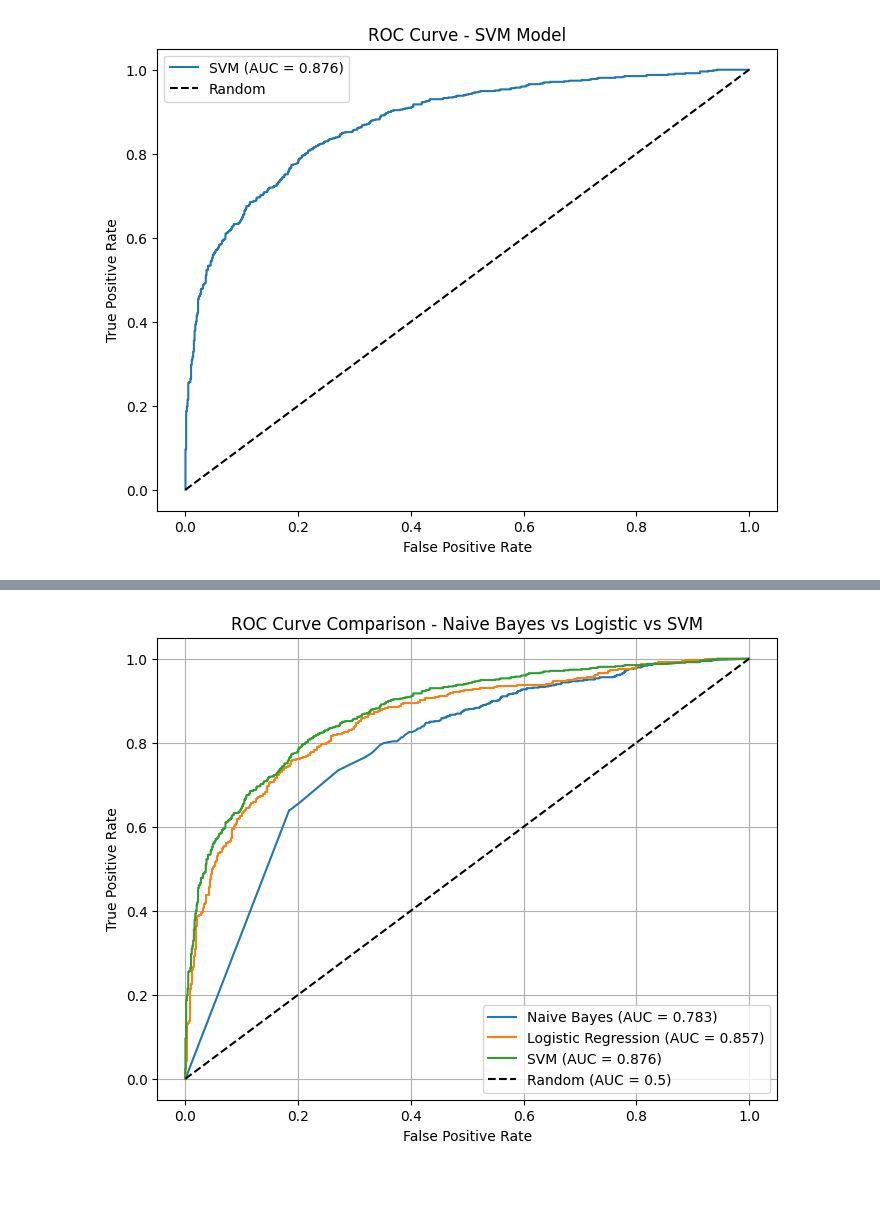
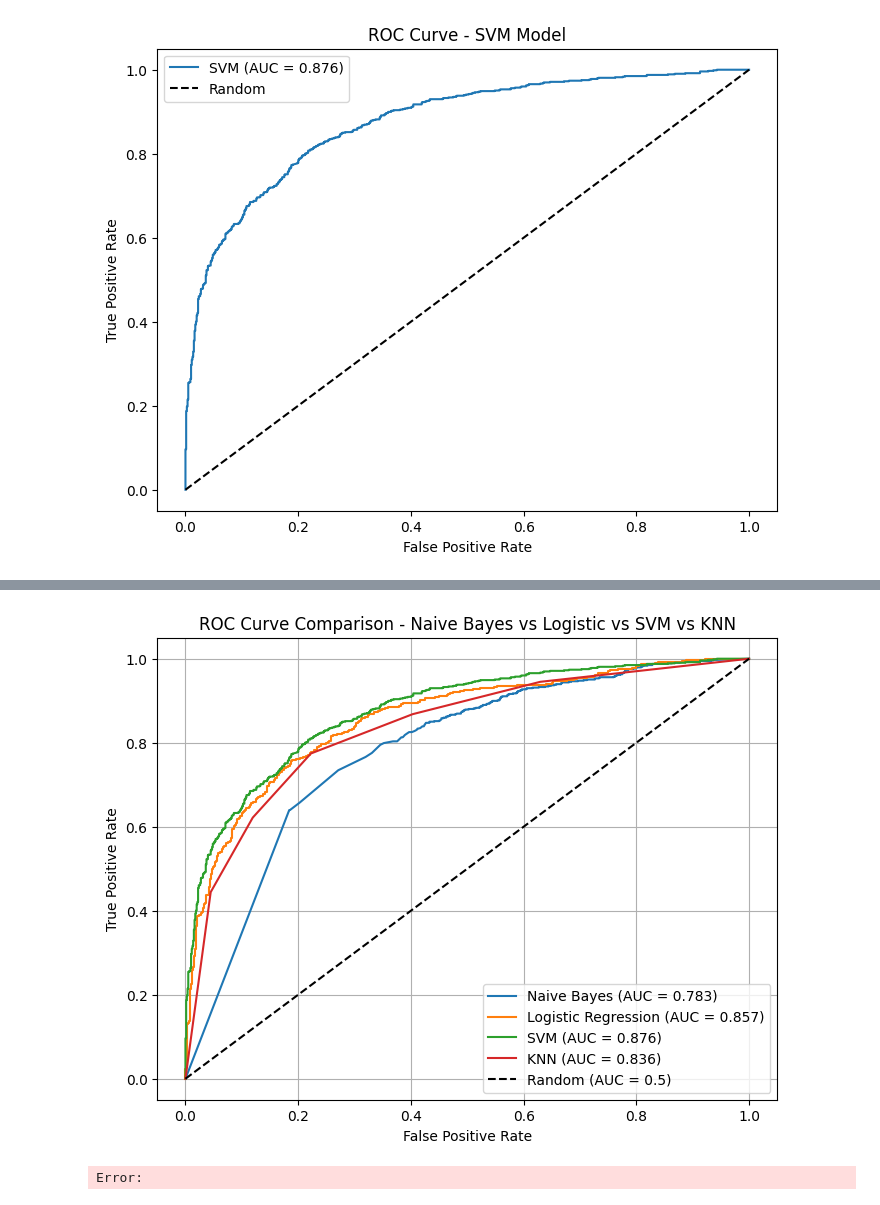
Before and after one commit to Edible-o7/Machine-Learning, a Jupyter notebook: Exoplanets.ipynb, the cells around one changed output, grey strips where cells are left out. Drawn from its saved outputs; the diff is of its cells as text; code cells hidden in the pictures.

Commit message:
Added KNN model + Minor cleanup + Added sources for coding assistance

```diff
--- a/Exoplanets.ipynb
+++ b/Exoplanets.ipynb
@@ -171,10 +172,8 @@ print(correct_prediction/y_test.size) ## Calculate accuracy
 0.6220595922634605
 # %%
 y_pred_NB = nb_model.predict(X_val)
-try:
-    y_prob_NB = nb_model.predict_proba(X_val)[:,1]
-except Exception:
-    y_prob_NB = None
+y_prob_NB = nb_model.predict_proba(X_val)[:,1]
+
 print("\Naive Bayes Evaluation:")
 print(classification_report(y_val, y_pred_NB))
 
@@ -331,0 +355,9 @@ plt.show()
+# %%
+y_pred_KNN = KNN_model.predict(X_val)
+y_prob_KNN = KNN_model.predict_proba(X_val)[:, 1]
+
+print("\n=== K Nearest Neighbors Evaluation ===")
+print(classification_report(y_val, y_pred_KNN))
+
+cmKNN = confusion_matrix(y_val, y_pred_KNN)
+print("Confusion matrix:\n", cmKNN)
@@ -331,0 +378,14 @@ plt.show()
+# %%
+# Get ROC data
+fpr_KNN, tpr_KNN, _ = roc_curve(y_val, y_prob_KNN)
+auc_KNN = roc_auc_score(y_val, y_prob_KNN)
+
+# Plotting ROC for the K Nearest Neighbor model
+plt.figure(figsize=(8,6))
+plt.plot(fpr_KNN, tpr_KNN, label=f'K Nearest Neighbor (AUC = {auc_KNN:.3f})')
+plt.plot([0,1], [0,1], 'k--', label='Random')
+plt.xlabel('False Positive Rate')
+plt.ylabel('True Positive Rate')
+plt.title('ROC Curve - K Nearest Neighbor Model')
+plt.legend()
+plt.show()
@@ -332,16 +394,18 @@ plt.show()
 # %%
-# All 3 ROC curves on same graph
+# All 4 ROC curves on same graph
 
 plt.figure(figsize=(8,6))
 plt.plot(fpr_NB, tpr_NB, label=f'Naive Bayes (AUC = {auc_NB:.3f})')
 plt.plot(fpr_log, tpr_log, label=f'Logistic Regression (AUC = {auc_log:.3f})')
 plt.plot(fpr_SVM, tpr_SVM, label=f'SVM (AUC = {auc_SVM:.3f})')
+plt.plot(fpr_KNN, tpr_KNN, label=f'KNN (AUC = {auc_KNN:.3f})')
 plt.plot([0,1], [0,1], 'k--', label='Random (AUC = 0.5)')
 plt.xlabel('False Positive Rate')
 plt.ylabel('True Positive Rate')
-plt.title('ROC Curve Comparison - Naive Bayes vs Logistic vs SVM')
+plt.title('ROC Curve Comparison - Naive Bayes vs Logistic vs SVM vs KNN')
 plt.legend(loc='lower right')
 plt.grid(True)
 plt.show()
 # %% [output]
-[figure, old version]
+[figure, new version]
+Error:
```
Also changed, not shown: parts of 7 cells of this notebook.
